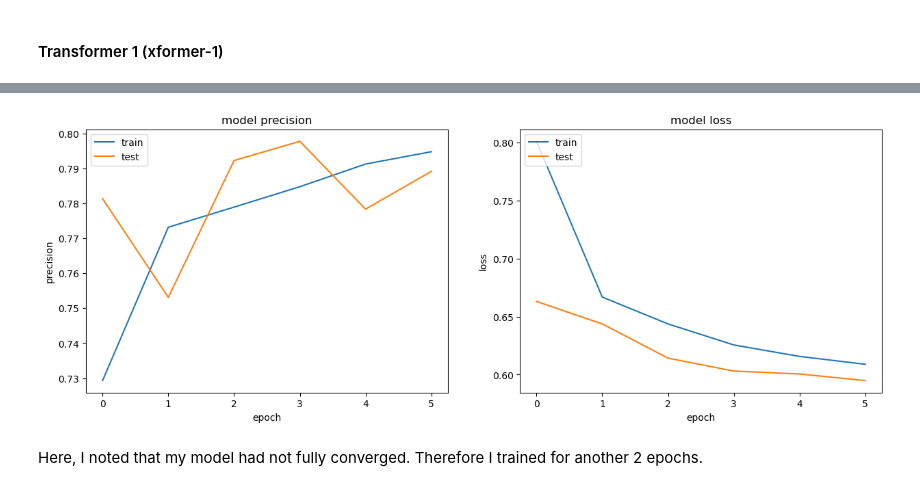
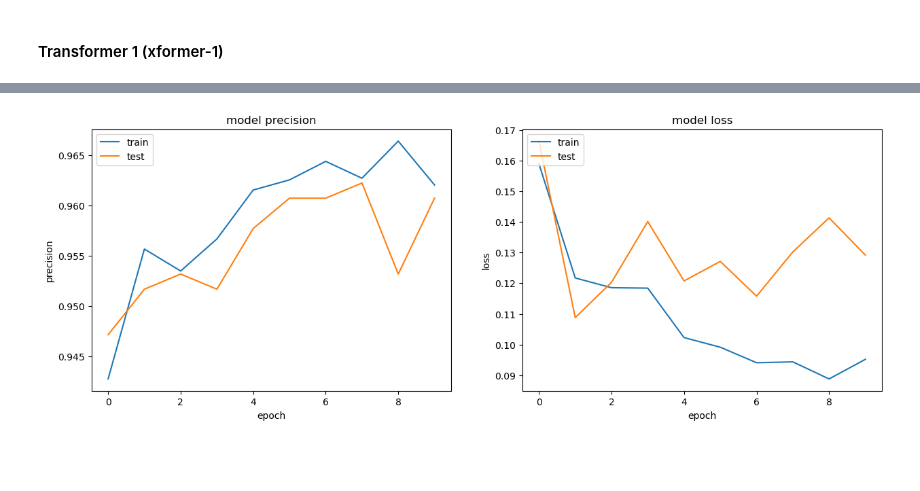
Before and after one commit to cphchip/cs8321_code, a Jupyter notebook: Lab 1/Henderson_48996654_Lab_1.ipynb, the cells around one changed output, grey strips where cells are left out. Cells and saved outputs as stored; diff of their text form; code cells hidden in the pictures; blank space fills up the shorter version.

Commit message:
Have transformer training now

```diff
--- a/Lab 1/Henderson_48996654_Lab_1.ipynb
+++ b/Lab 1/Henderson_48996654_Lab_1.ipynb
@@ -70,0 +255,3 @@ Error:
+# %%
+train_words, test_words, train_targets, test_targets, train_labels, test_labels = \
+    train_test_split(X, y, labels, test_size=0.1, random_state=0)
@@ -453,9 +481,9 @@ class TokenAndPositionEmbedding(Layer):
 
 # Source: In-class lecture notebook 13a
 # first, let's replace the original embedding in the xformer
-# with our custom GloVe embedding
+# with our custom Numberbatch embedding
 
-class GloveTokenAndPositionEmbedding(Layer):
+class NbTokenAndPositionEmbedding(Layer):
     def __init__(self):
         super().__init__()
         # create two embeddings
@@ -463,13 +491,13 @@ class GloveTokenAndPositionEmbedding(Layer):
         self.token_emb = Embedding(len(word_index) + 1,
                             EMBED_SIZE,
                             weights=[embedding_matrix],# here is the embedding getting saved
-                            input_length=MAX_TWEET_LEN,
+                            input_length=maxlen,
                             trainable=False)
 
         # another embedding for processing the position
-        self.pos_emb = Embedding(MAX_TWEET_LEN,
+        self.pos_emb = Embedding(maxlen,
                                  EMBED_SIZE,
-                                 input_length=MAX_TWEET_LEN,
+                                 input_length=maxlen,
                                  trainable=True
                                 )
 
@@ -477,19 +505,18 @@ class GloveTokenAndPositionEmbedding(Layer):
         # create a static position measure (input)
         maxlen = tf.shape(x)[-1]
         positions = tf.range(start=0, limit=maxlen, delta=1)
-        # positions now goes from 0 to 500 (for IMdB) by 1
         positions = self.pos_emb(positions)# embed these positions
         x = self.token_emb(x) # embed the tokens
         return x + positions # add embeddngs to get final embedding
 # %%
 # Source: Modified from in-class lecture notebook 13a
 
-num_heads = 2  # Number of attention heads, trying 2 to start
+num_heads = 4  # Number of attention heads
 ff_dim = 32  # Hidden layer size in feed forward network inside transformer
-NUM_CLASSES = 3
+NUM_CLASSES = 2
 
-inputs = Input(shape=(X_train.shape[1],))
-x = GloveTokenAndPositionEmbedding()(inputs)
+inputs = Input(shape=(train_words.shape[1],))
+x = NbTokenAndPositionEmbedding()(inputs)
 x = TransformerBlock(EMBED_SIZE, num_heads, ff_dim)(x)
 
 x = GlobalAveragePooling1D()(x)
@@ -499,6 +526,6 @@ x = Dropout(0.2)(x)
 preds = Dense(NUM_CLASSES, activation='softmax',
               kernel_initializer='glorot_uniform')(x)
 
-model_xformer1 = Model(inputs=inputs, outputs=preds)
-print(model_xformer1.summary())
+model_xformer_nb = Model(inputs=inputs, outputs=preds)
+print(model_xformer_nb.summary())
 # %% [output]
@@ -521,12 +548,12 @@ _________________________________________________________________
 None
 # %%
 # Source: modified from in-class lecture notebook 13a
-model_xformer1.compile(loss='categorical_crossentropy',
+model_xformer_nb.compile(loss='categorical_crossentropy',
               optimizer='adam', # changed optimizer from rmsprop to adam
               metrics=['Precision']) # changed metric
-histories_xformer1 = []
-tmp = model_xformer1.fit(X_train, y_train_ohe,
-                validation_data=(X_test, y_test_ohe),
-               epochs=6, batch_size=128) # Changed batch size from 16 to 128
-histories_xformer1.append(tmp)
+histories_xformer_nb = []
+tmp = model_xformer_nb.fit(train_words, train_targets_ohe,
+                validation_data=(test_words, test_targets_ohe),
+               epochs=10, batch_size=50) # Changed batch size from 16 to 128
+histories_xformer_nb.append(tmp)
 # %% [output]
@@ -545,31 +580,29 @@ Epoch 6/6
 # %%
 %matplotlib inline
 # Source: in class lecture notebook 13a
 # combine all the history from training together
 combined = dict()
 for key in ['precision','val_precision','loss','val_loss']:
-    combined[key] = np.hstack([x.history[key] for x in histories_xformer1])
+    combined[key] = np.hstack([x.history[key] for x in histories_xformer_nb])
 
 # summarize history for precision
 plt.figure(figsize=(15,5))
 plt.subplot(121)
 plt.plot(combined['precision'])
 plt.plot(combined['val_precision'])
 plt.title('model precision')
 plt.ylabel('precision')
 plt.xlabel('epoch')
 plt.legend(['train', 'test'], loc='upper left')
 
 # summarize history for loss
 plt.subplot(122)
 plt.plot(combined['loss'])
 plt.plot(combined['val_loss'])
 plt.title('model loss')
 plt.ylabel('loss')
 plt.xlabel('epoch')
 plt.legend(['train', 'test'], loc='upper left')
 plt.show()
 # %% [output]
-[figure, old version]
+[figure, new version]
-# %% [markdown]
-Here, I noted that my model had not fully converged. Therefore I trained for another 2 epochs.
```
Also changed, not shown: parts of 71 cells of this notebook.
